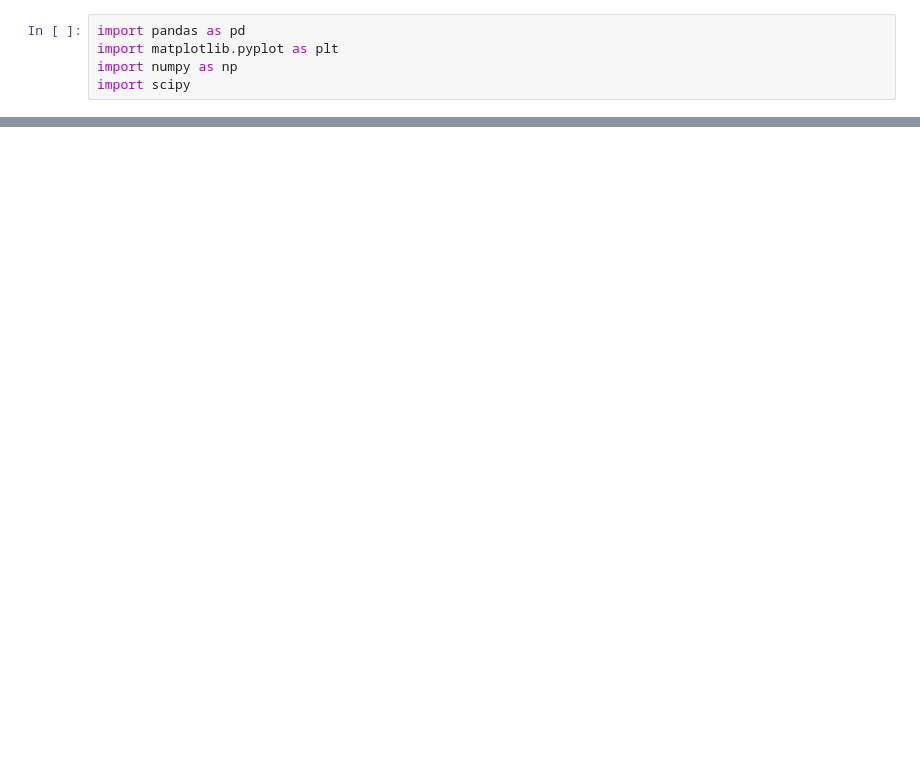
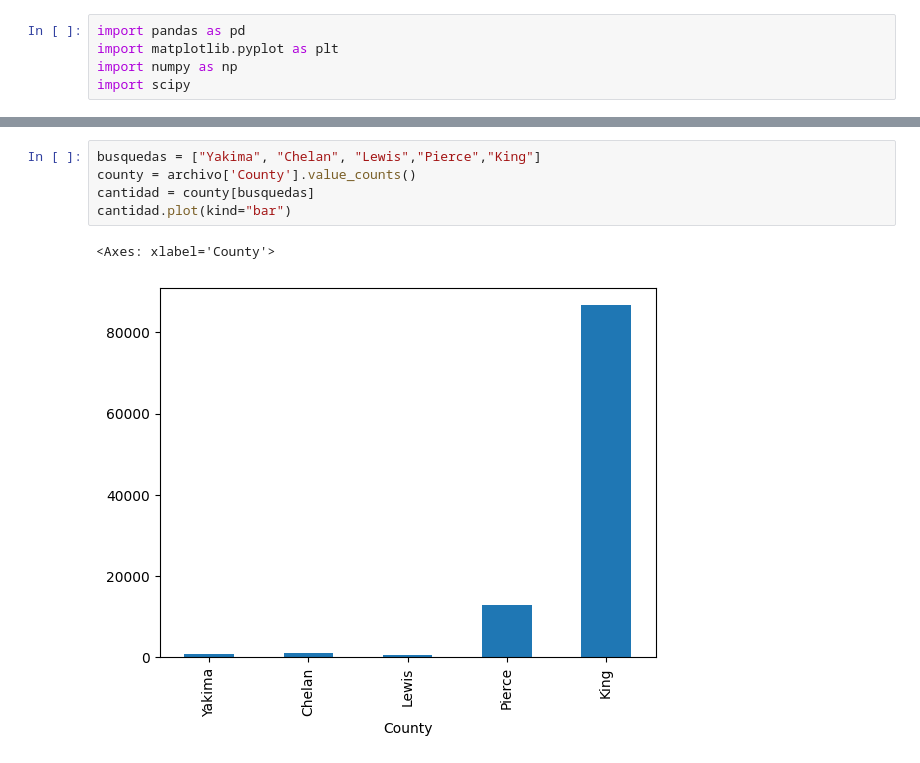
Before and after one commit to Dustin1904/PruebaSegundoBimestre, a Jupyter notebook: Prueba segundo Bimestre/archive/Untitled.ipynb, the cells around one changed output, grey strips where cells are left out. Drawn from its saved outputs; the diff is of its cells as text; blank space fills up the shorter version.

```diff
--- a/Prueba segundo Bimestre/archive/Untitled.ipynb
+++ b/Prueba segundo Bimestre/archive/Untitled.ipynb
@@ -22,0 +31,8 @@ archivo
+# %%
+busquedas = ["Yakima", "Chelan", "Lewis","Pierce","King"]
+county = archivo['County'].value_counts()
+cantidad = county[busquedas]
+cantidad.plot(kind="bar")
+# %% [output]
+<Axes: xlabel='County'>
+[figure, added]
```
Also changed, not shown: parts of 11 cells of this notebook.
